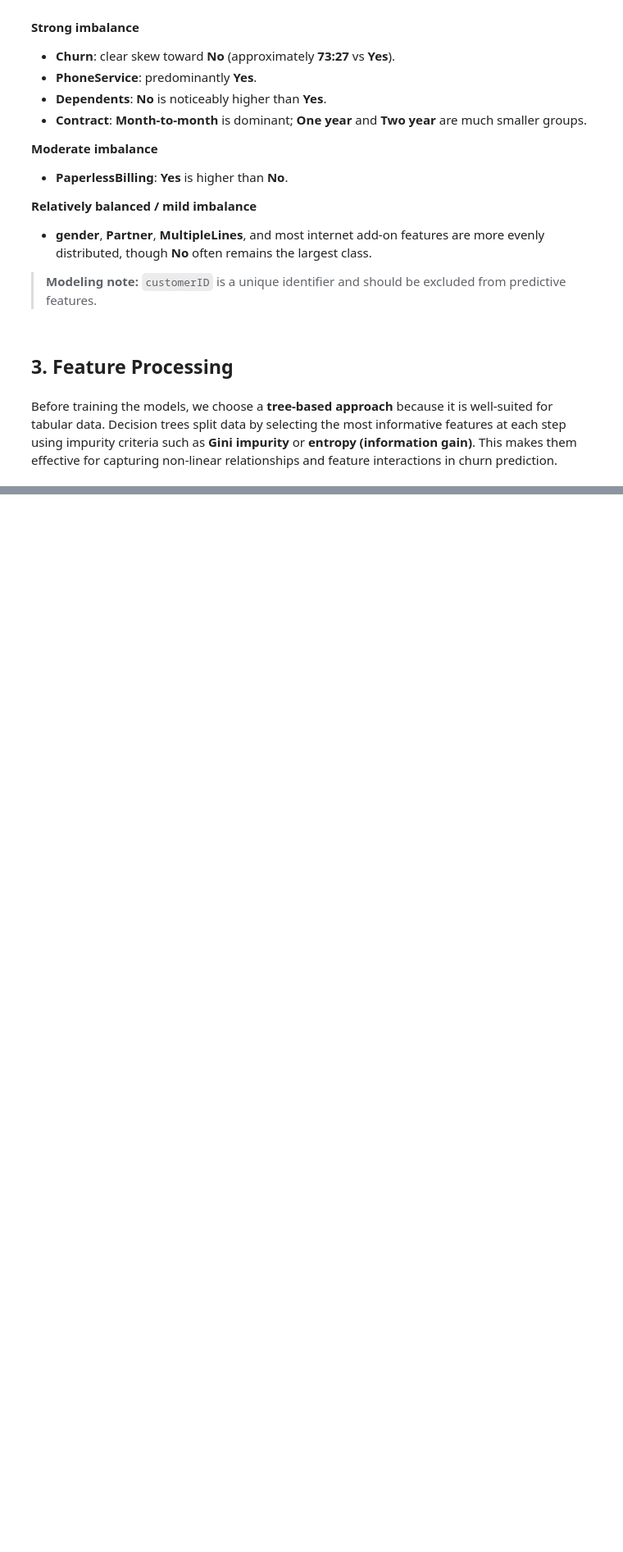
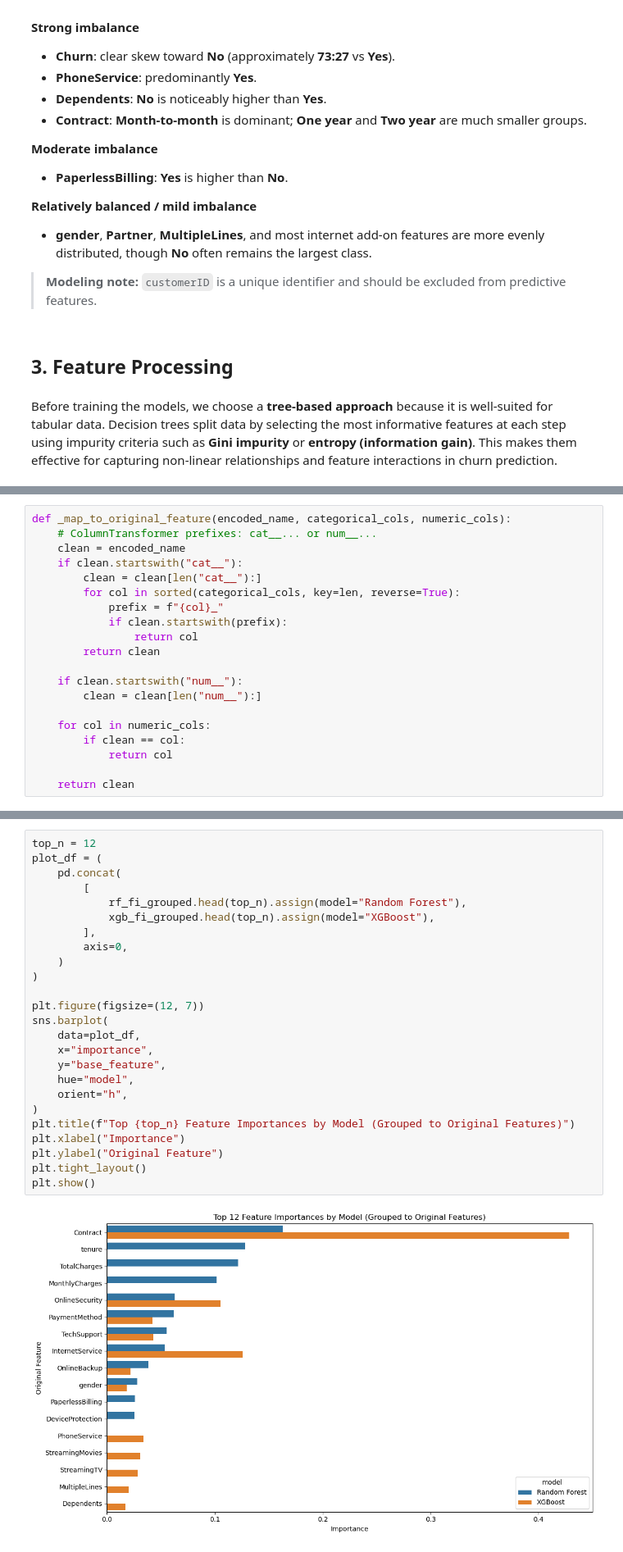
Before and after one commit to bjleee/Customer-Churn-Prediction-System, a Jupyter notebook: notebooks1.ipynb, the cells around one changed output, grey strips where cells are left out. Shown at 82% size. Saved outputs shown, nothing was run; the diff lists cells and outputs as text; blank space fills up the shorter version.

```diff
--- a/notebooks1.ipynb
+++ b/notebooks1.ipynb
@@ -217,0 +478,20 @@ Before training the models, we choose a **tree-based approach** because it is we
+# %%
+def _map_to_original_feature(encoded_name, categorical_cols, numeric_cols):
+    # ColumnTransformer prefixes: cat__... or num__...
+    clean = encoded_name
+    if clean.startswith("cat__"):
+        clean = clean[len("cat__"):]
+        for col in sorted(categorical_cols, key=len, reverse=True):
+            prefix = f"{col}_"
+            if clean.startswith(prefix):
+                return col
+        return clean
+
+    if clean.startswith("num__"):
+        clean = clean[len("num__"):]
+
+    for col in numeric_cols:
+        if clean == col:
+            return col
+
+    return clean
@@ -217,0 +561,27 @@ Before training the models, we choose a **tree-based approach** because it is we
+# %%
+top_n = 12
+plot_df = (
+    pd.concat(
+        [
+            rf_fi_grouped.head(top_n).assign(model="Random Forest"),
+            xgb_fi_grouped.head(top_n).assign(model="XGBoost"),
+        ],
+        axis=0,
+    )
+)
+
+plt.figure(figsize=(12, 7))
+sns.barplot(
+    data=plot_df,
+    x="importance",
+    y="base_feature",
+    hue="model",
+    orient="h",
+)
+plt.title(f"Top {top_n} Feature Importances by Model (Grouped to Original Features)")
+plt.xlabel("Importance")
+plt.ylabel("Original Feature")
+plt.tight_layout()
+plt.show()
+# %% [output]
+[figure, added]
```
Also changed, not shown: parts of 18 cells of this notebook.
